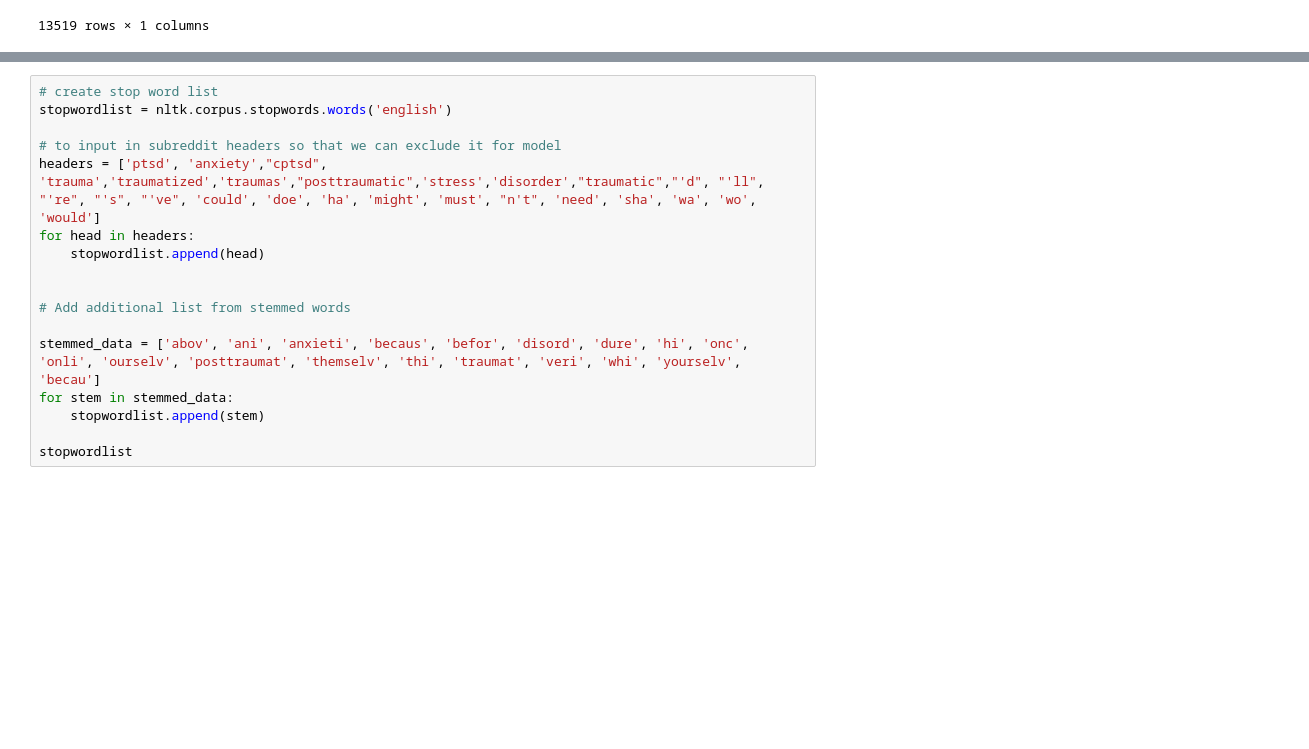
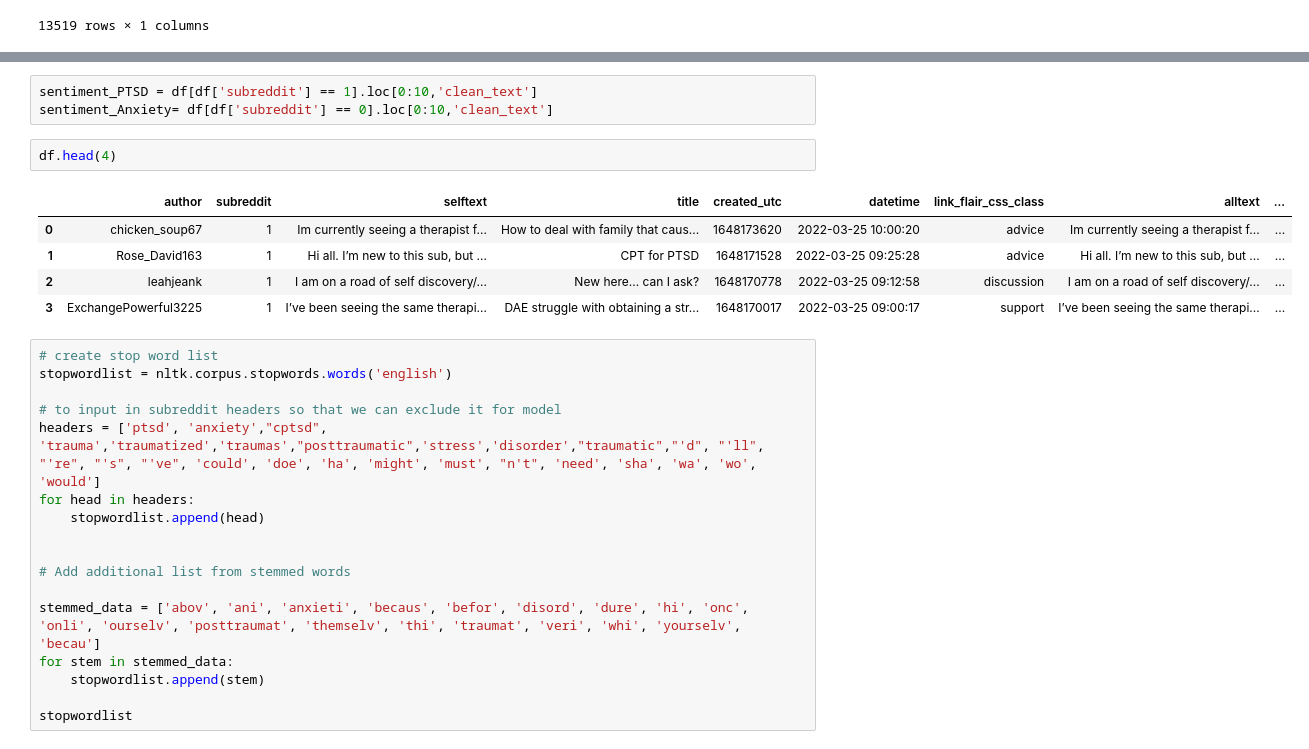
Before and after one commit to msamhz/GA-Lessons, a Jupyter notebook: project_3/MultinomialNB_Model.ipynb, the cells around one changed output, grey strips where cells are left out. Saved outputs shown, nothing was run; the diff lists cells and outputs as text; blank space fills up the shorter version.

```diff
--- a/project_3/MultinomialNB_Model.ipynb
+++ b/project_3/MultinomialNB_Model.ipynb
@@ -686,3 +724,14 @@ SyntaxError: invalid syntax (1763773627.py, line 1)
+# %%
+sentiment_PTSD = df[df['subreddit'] == 1].loc[0:10,'clean_text']
+sentiment_Anxiety= df[df['subreddit'] == 0].loc[0:10,'clean_text']
+# %%
+df.head(4)
+# %% [output]
+|  | author | subreddit | selftext | title | created_utc | datetime | link_flair_css_class | alltext | ... |
+| 0 | chicken_soup67 | 1 | Im currently seeing a therapist f... | How to deal with family that caus... | 1648173620 | 2022-03-25 10:00:20 | advice | Im currently seeing a therapist f... | ... |
+| 1 | Rose_David163 | 1 | Hi all. I’m new to this sub, but ... | CPT for PTSD | 1648171528 | 2022-03-25 09:25:28 | advice | Hi all. I’m new to this sub, but ... | ... |
+| 2 | leahjeank | 1 | I am on a road of self discovery/... | New here... can I ask? | 1648170778 | 2022-03-25 09:12:58 | discussion | I am on a road of self discovery/... | ... |
+| 3 | ExchangePowerful3225 | 1 | I’ve been seeing the same therapi... | DAE struggle with obtaining a str... | 1648170017 | 2022-03-25 09:00:17 | support | I’ve been seeing the same therapi... | ... |
 # %%
 # create stop word list
 stopwordlist = nltk.corpus.stopwords.words('english')
```
Also changed, not shown: parts of 15 cells of this notebook.
